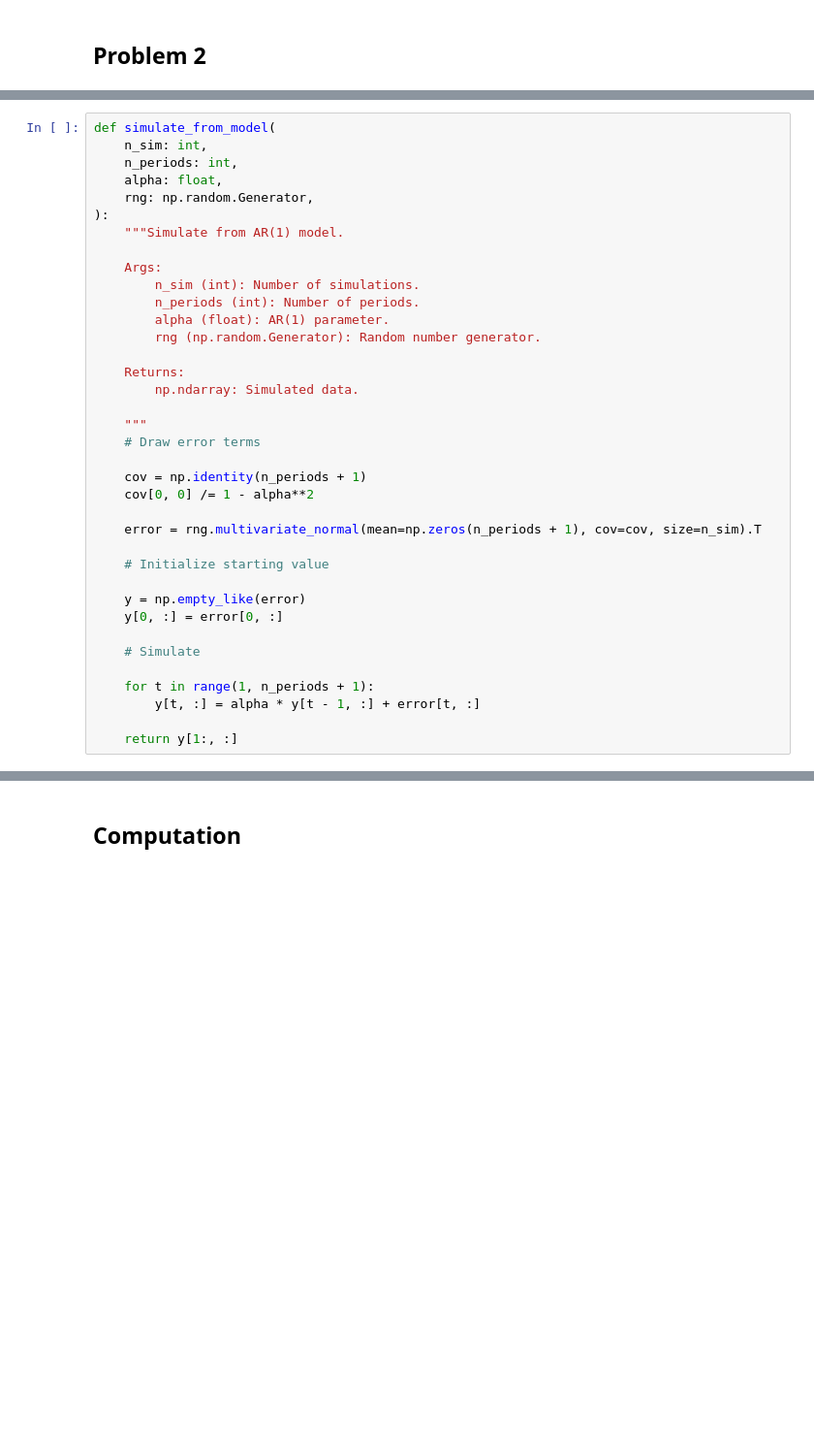
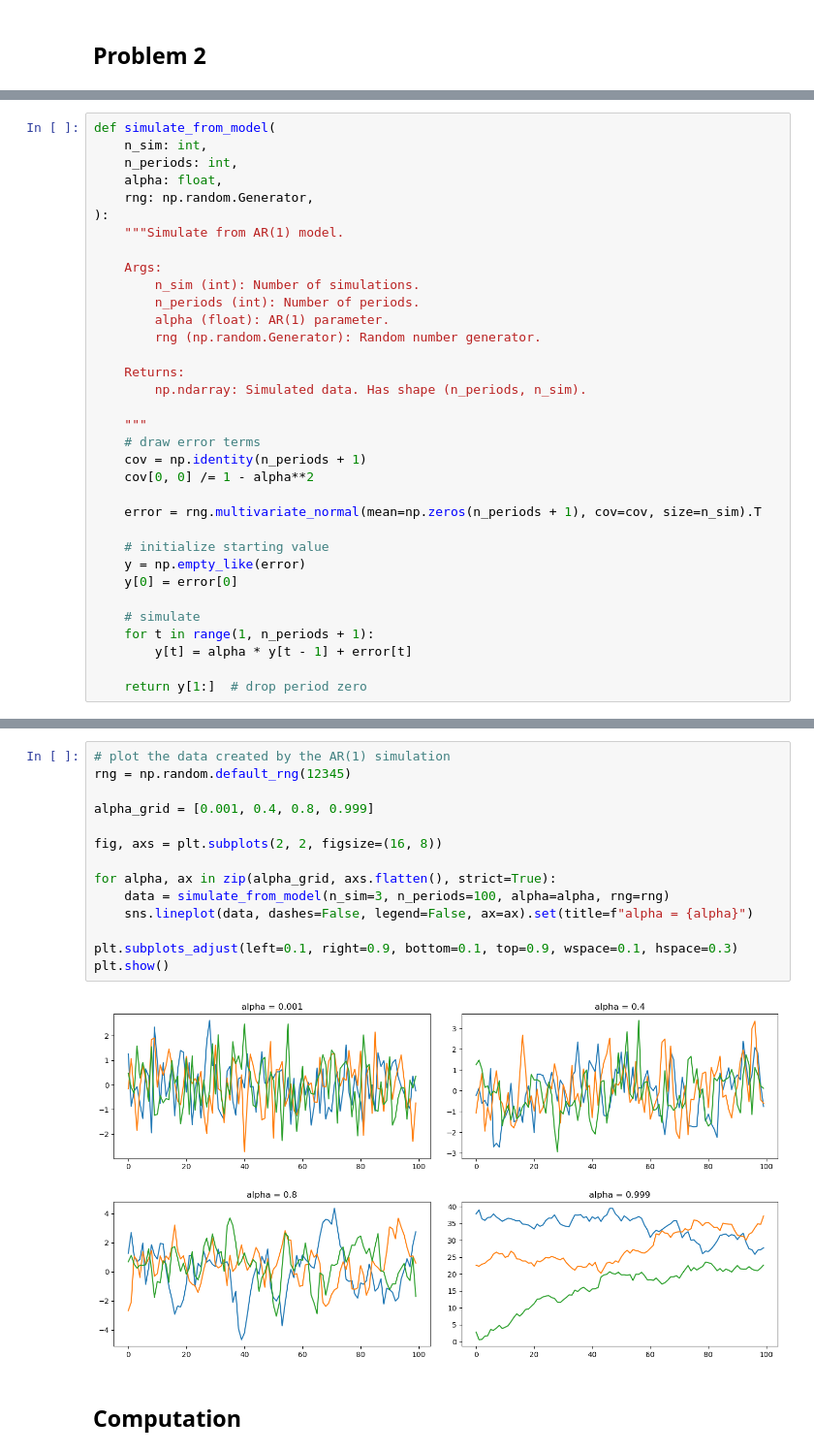
Before and after one commit to timmens/metrics-ta, a Jupyter notebook: ps2.ipynb, the cells around one changed output, grey strips where cells are left out. Shown: that part at 97% size. Cells and saved outputs as stored; diff of their text form; blank space fills up the shorter version.

```diff
--- a/ps2.ipynb
+++ b/ps2.ipynb
@@ -28,25 +32,22 @@ def simulate_from_model(
         rng (np.random.Generator): Random number generator.
 
     Returns:
-        np.ndarray: Simulated data.
+        np.ndarray: Simulated data. Has shape (n_periods, n_sim).
 
     """
-    # Draw error terms
-
+    # draw error terms
     cov = np.identity(n_periods + 1)
     cov[0, 0] /= 1 - alpha**2
 
     error = rng.multivariate_normal(mean=np.zeros(n_periods + 1), cov=cov, size=n_sim).T
 
-    # Initialize starting value
+    # initialize starting value
+    y = np.empty_like(error)
+    y[0] = error[0]
 
-    y = np.empty_like(error)
-    y[0, :] = error[0, :]
+    # simulate
+    for t in range(1, n_periods + 1):
+        y[t] = alpha * y[t - 1] + error[t]
 
-    # Simulate
-
-    for t in range(1, n_periods + 1):
-        y[t, :] = alpha * y[t - 1, :] + error[t, :]
-
-    return y[1:, :]
+    return y[1:]  # drop period zero
 # %%
@@ -158,3 +173,19 @@ def _simulation(
+# %%
+# plot the data created by the AR(1) simulation
+rng = np.random.default_rng(12345)
+
+alpha_grid = [0.001, 0.4, 0.8, 0.999]
+
+fig, axs = plt.subplots(2, 2, figsize=(16, 8))
+
+for alpha, ax in zip(alpha_grid, axs.flatten(), strict=True):
+    data = simulate_from_model(n_sim=3, n_periods=100, alpha=alpha, rng=rng)
+    sns.lineplot(data, dashes=False, legend=False, ax=ax).set(title=f"alpha = {alpha}")
+
+plt.subplots_adjust(left=0.1, right=0.9, bottom=0.1, top=0.9, wspace=0.1, hspace=0.3)
+plt.show()
+# %% [output]
+[figure, added]
 # %% [markdown]
 ## Computation
 # %%
```
Also changed, not shown: parts of 8 cells of this notebook, 1 other file.
